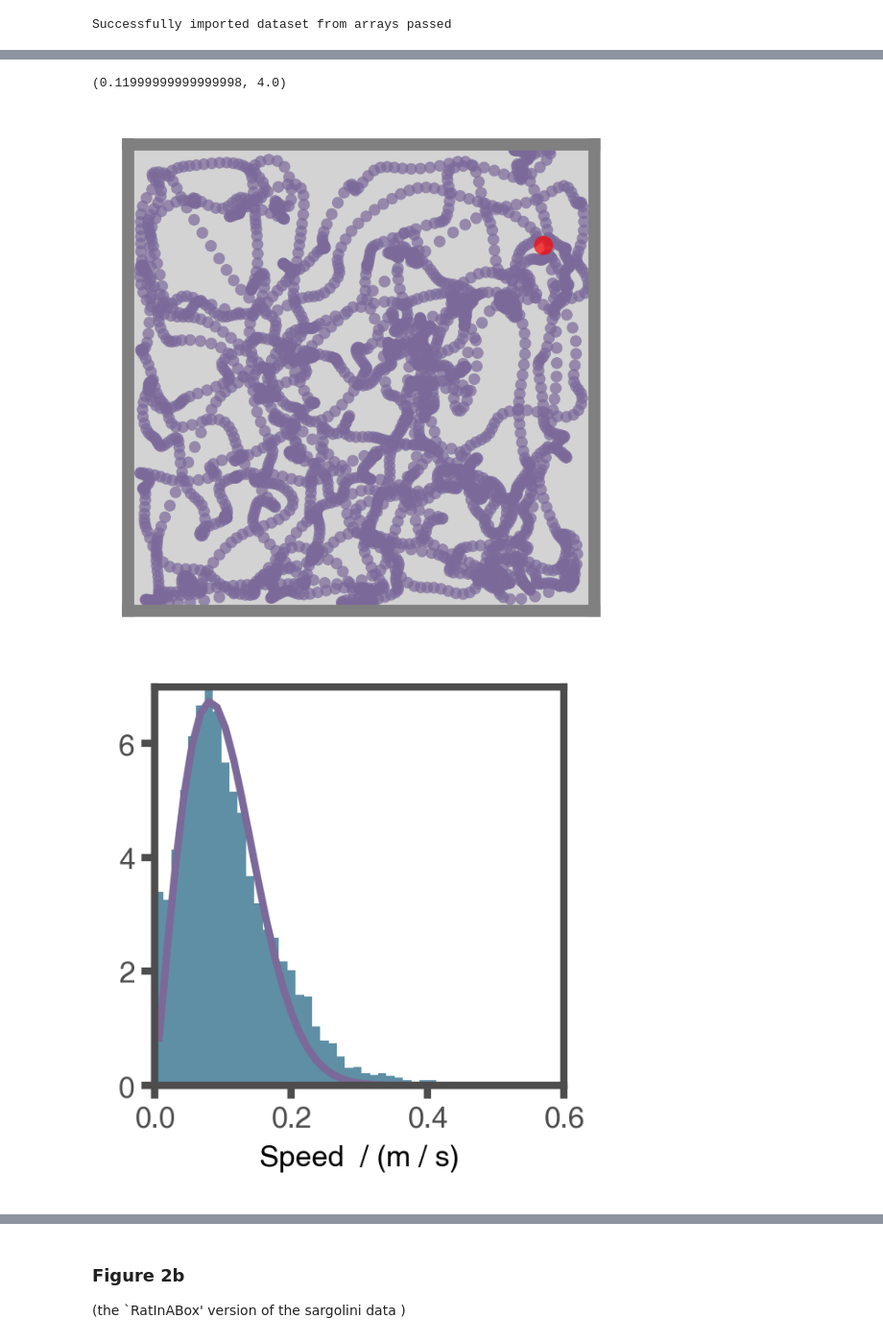
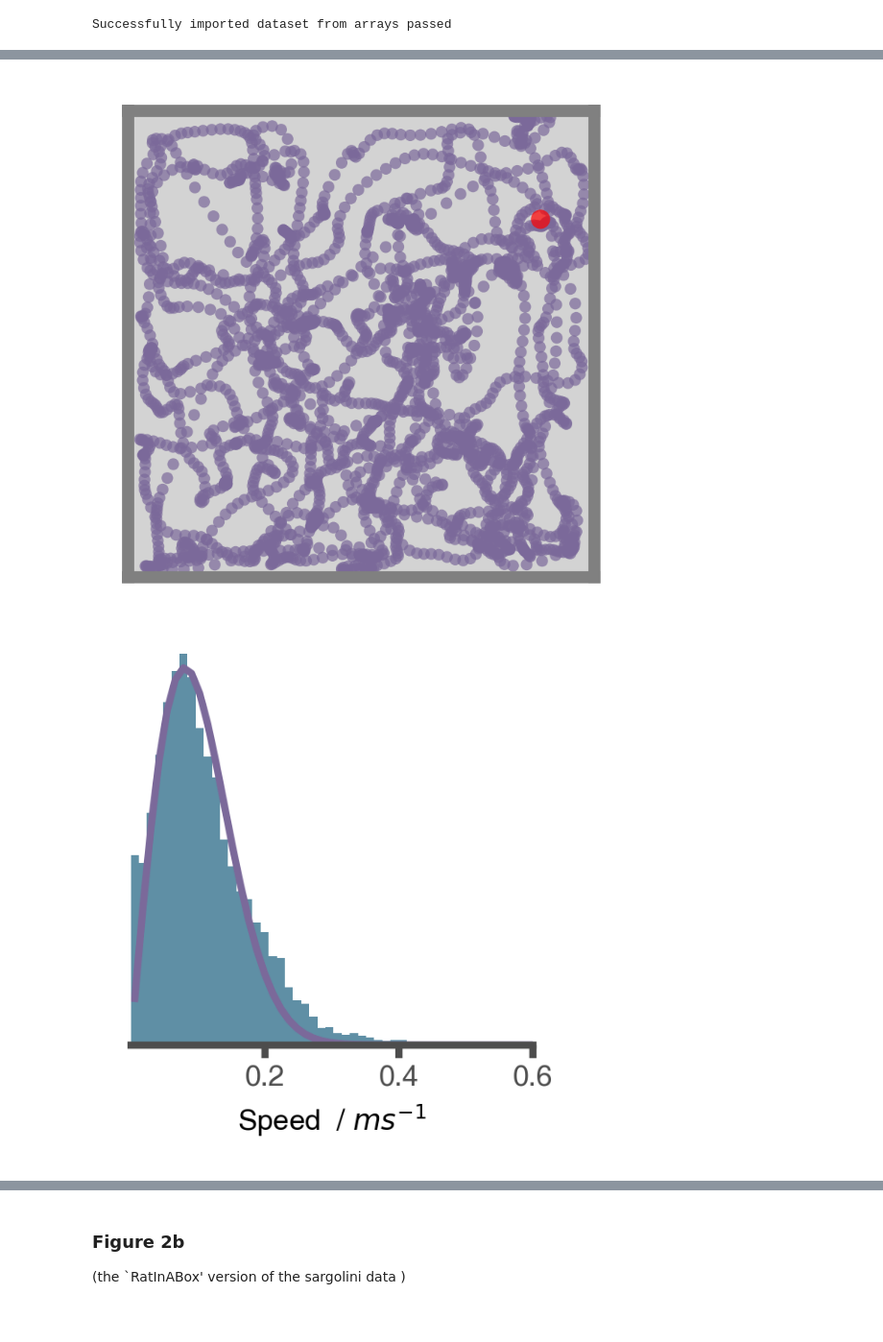
Before and after one commit to RatInABox-Lab/RatInABox, a Jupyter notebook: example_scripts/paper_figures.ipynb, the cells around one changed output, grey strips where cells are left out. Shown at 96% size. Cells and saved outputs as stored; diff of their text form; code cells hidden in the pictures.

```diff
--- a/example_scripts/paper_figures.ipynb
+++ b/example_scripts/paper_figures.ipynb
@@ -173,9 +171,8 @@ fig4,ax4=Ag4.plot_trajectory(t_end=5)
 # %%
 Env = Environment(params={'dimensionality':'1D',
                           'boundary_conditions':'periodic'})
-Ag = Agent(
-    params={'Environment':Env,
-            'speed_mean':0.1,
+Ag = Agent(Env,
+    params={'speed_mean':0.1,
             'speed_std':0.2}
 )
 
@@ -183,5 +180,5 @@ for i in range(int(60/Ag.dt)):
     Ag.update()
 
 fig, ax = Ag.plot_trajectory()
-# tpl.saveFigure(fig,'1Dtrajectory')
+if save_plots == True: tpl.saveFigure(fig,'1Dtrajectory')
 # %% [output]
@@ -247,7 +243,7 @@ Successfully imported dataset from arrays passed
 # %%
 #plot sargolini trajectory
 fig, ax = Ag_s.plot_trajectory(t_end=5*60)
-# tpl.saveFigure(fig,'sarg_trajectory')
+if save_plots == True: tpl.saveFigure(fig,'sarg_trajectory')
 
 
 #plot sargolini speed histogram
@@ -258,20 +254,22 @@ sigma, K = curve_fit(rayleigh,x_v,y_v)[0]
 print("best Rayleigh sigma:",sigma)
 y_fit = rayleigh(x_v,sigma,K)
 ax.plot(x_v,y_fit)
-# tpl.xyAxes(ax)
-# tpl.saveFigure(fig,'sarg_rayleigh')
+if save_plots == True:
+    tpl.xyAxes(ax)
+    tpl.saveFigure(fig,'sarg_rayleigh')
 
 
 #plot sargolini rotational speed histogram
-fig, ax, y_v, x_v, patches = Ag.plot_histogram_of_rotational_velocities(return_data=True)
+fig, ax, y_v, x_v, patches = Ag_s.plot_histogram_of_rotational_velocities(return_data=True)
 ax.set_xlim(left=-1000,right=1000)
 x_v = (x_v[1:]+x_v[:-1])/2
 sigma, K = curve_fit(gaussian,x_v,y_v,p0=np.array([1000,500]))[0]
 print("best gaussian sigma:",sigma)
 y_fit = gaussian(x_v,sigma,K)
 ax.plot(x_v,y_fit)
-# tpl.xyAxes(ax)
-# tpl.saveFigure(fig,'sarg_normal')
+if save_plots == True:
+    tpl.xyAxes(ax)
+    tpl.saveFigure(fig,'sarg_normal')
 
 
 
@@ -288,8 +286,9 @@ print("best tau for speed is:",tau)
 y_fit = exponential(lag,tau,K)
 ax.plot(lag,y_fit)
 ax.set_xlim(left=0,right=4)
-# tpl.xyAxes(ax)
-# tpl.saveFigure(fig,'sarg_speedac')
+if save_plots == True:
+    tpl.xyAxes(ax)
+    tpl.saveFigure(fig,'sarg_speedac')
 
 
 
@@ -307,7 +306,8 @@ print("best tau for rotational_vel is:",tau)
 y_fit = exponential(lag,tau,K)
 ax.plot(lag,y_fit)
 ax.set_xlim(right=4)
-# tpl.xyAxes(ax)
-# tpl.saveFigure(fig,'sarg_rotac')
+if save_plots == True:
+    tpl.xyAxes(ax)
+    tpl.saveFigure(fig,'sarg_rotac')
 # %% [output]
 best Rayleigh sigma: 0.08065175988445959
@@ -315,5 +315,4 @@ best gaussian sigma: 125.02462284794603
 best tau for speed is: 0.7243065136224692
 best tau for rotational_vel is: 0.08711967797623174
-(0.11999999999999998, 4.0)
-[figure, old version]
+[figure, new version]
-[figure, old version]
+[figure, new version]
```
Also changed, not shown: parts of 18 cells of this notebook, 25 other files.
